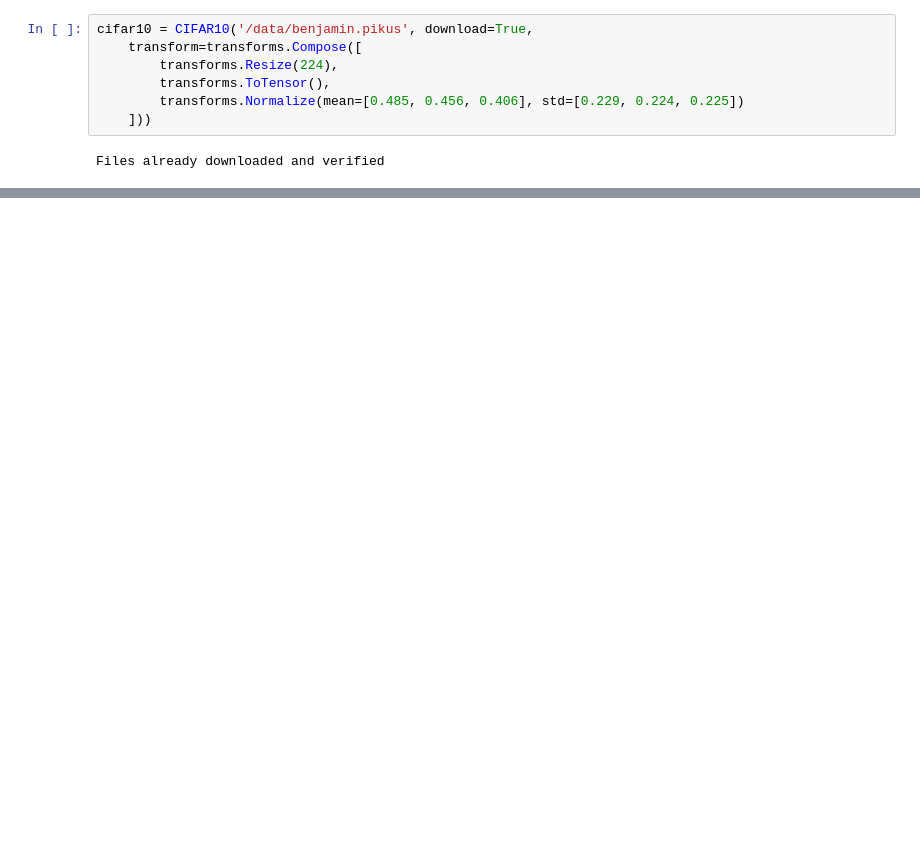
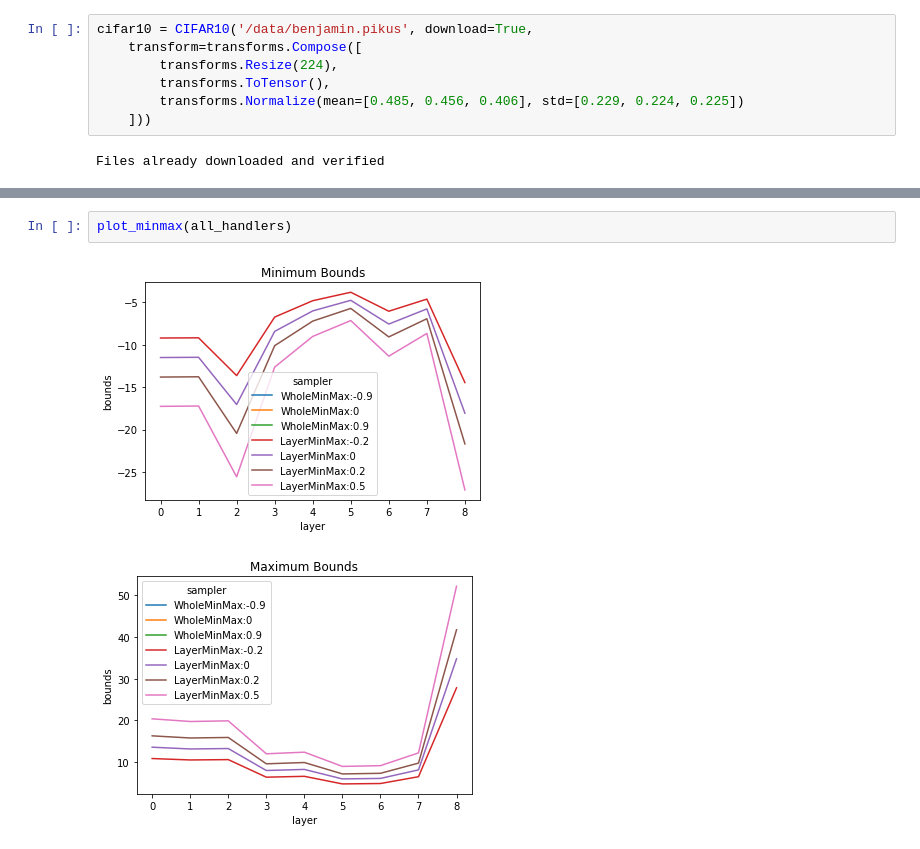
Before and after one commit to Pikus16/Safe-Regions-for-Neurons, a Jupyter notebook: Initial_RFP.ipynb, the cells around one changed output, grey strips where cells are left out. Cells and saved outputs as stored; diff of their text form; blank space fills up the shorter version.

```diff
--- a/Initial_RFP.ipynb
+++ b/Initial_RFP.ipynb
@@ -268,0 +132,5 @@ df
+# %%
+plot_minmax(all_handlers)
+# %% [output]
+[figure, added]
+[figure, added]
```
Also changed, not shown: parts of 39 cells of this notebook, 2 other files.
